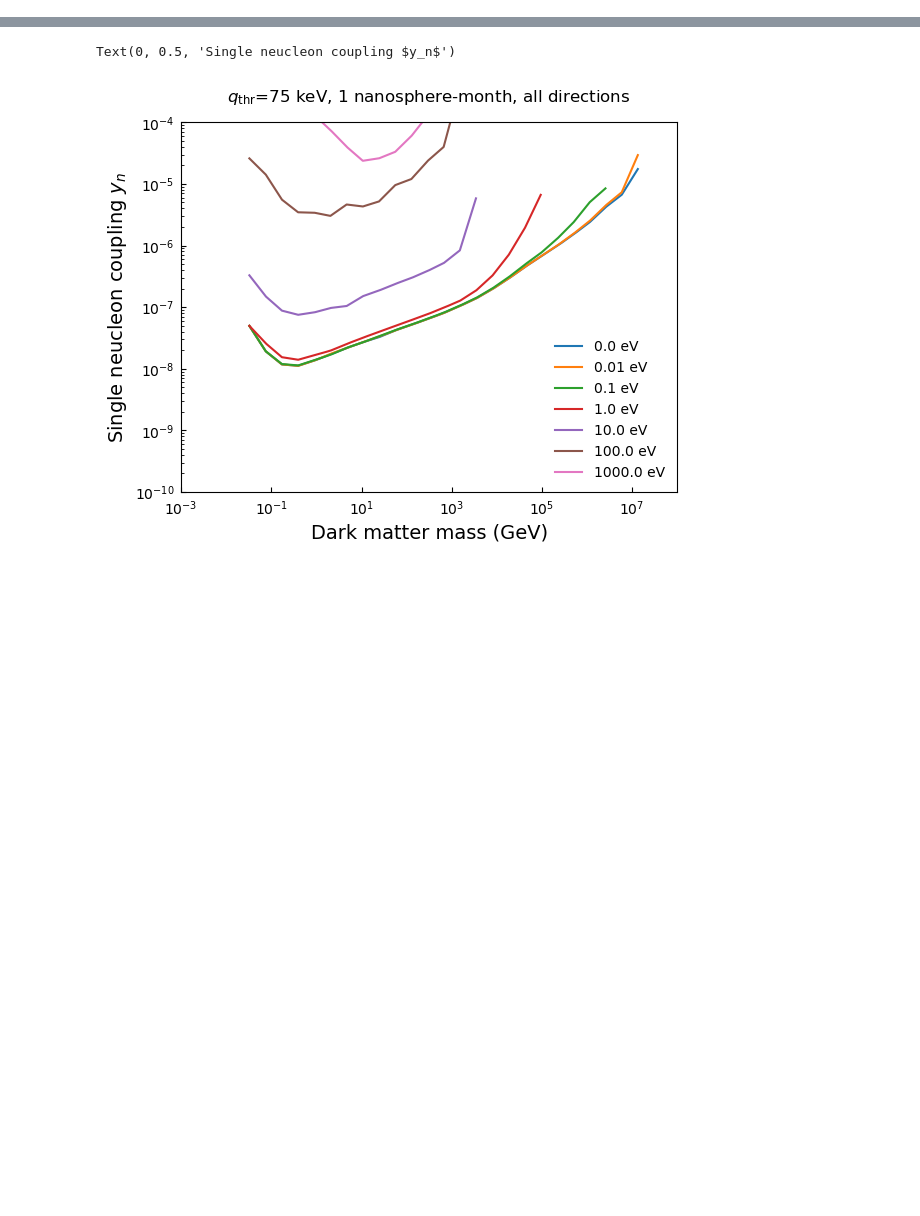
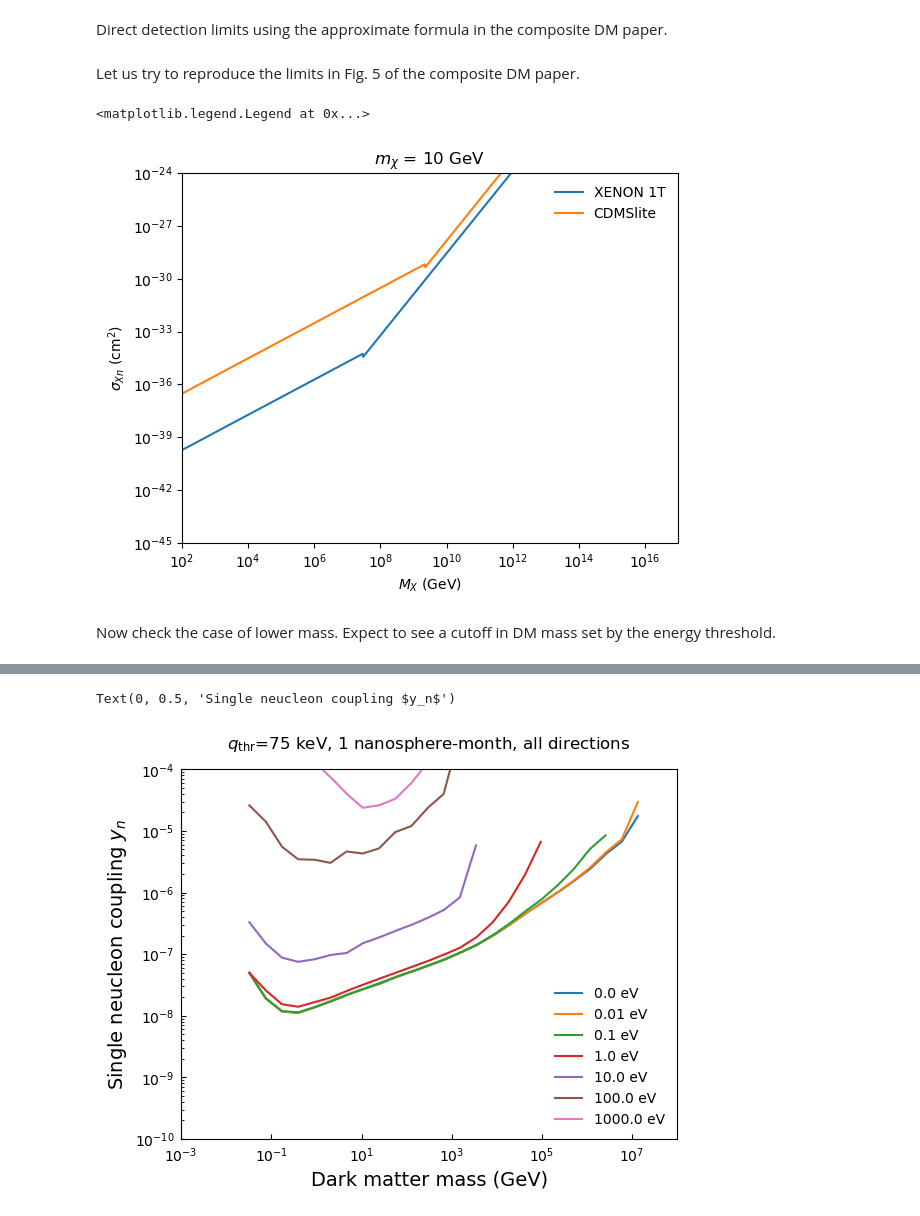
Before and after one commit to yuhants/impulse, a Jupyter notebook: yuhan/set_limits_composite_dm.ipynb, the cells around one changed output, grey strips where cells are left out. Cells and saved outputs as stored; diff of their text form; code cells hidden in the pictures; blank space fills up the shorter version.

```diff
--- a/yuhan/set_limits_composite_dm.ipynb
+++ b/yuhan/set_limits_composite_dm.ipynb
@@ -6,0 +53,2 @@ from matplotlib.cm import get_cmap
+# %% [markdown]
+Direct detection limits using the approximate formula in the composite DM paper.
@@ -6,0 +117,23 @@ from matplotlib.cm import get_cmap
+# %% [markdown]
+Let us try to reproduce the limits in Fig. 5 of the composite DM paper.
+# %%
+mX = np.logspace(2, 17, 1000)
+mchi = 10
+cdmslite_limit = get_dm_xsec(mX, mchi, 500e-9, 73, 10, 0.2, np.pi * 1e7)
+xenon_limit = get_dm_xsec(mX, mchi, 5000e-9, 131, 3, 1000, np.pi * 1e7)
+# %%
+plt.loglog(mX, xenon_limit, label='XENON 1T')
+plt.loglog(mX, cdmslite_limit, label='CDMSlite')
+
+plt.xlim(1e2, 1e17)
+plt.ylim(1e-45, 1e-24)
+
+plt.title('$m_\chi$ = 10 GeV')
+plt.xlabel('$M_X$ (GeV)')
+plt.ylabel('$\sigma_{Xn}$ (cm$^2$)')
+plt.legend(frameon=False)
+# %% [output]
+<matplotlib.legend.Legend at 0x...>
+[figure, added]
+# %% [markdown]
+Now check the case of lower mass. Expect to see a cutoff in DM mass set by the energy threshold.
```
Also changed, not shown: parts of 15 cells of this notebook, 2 other files.
